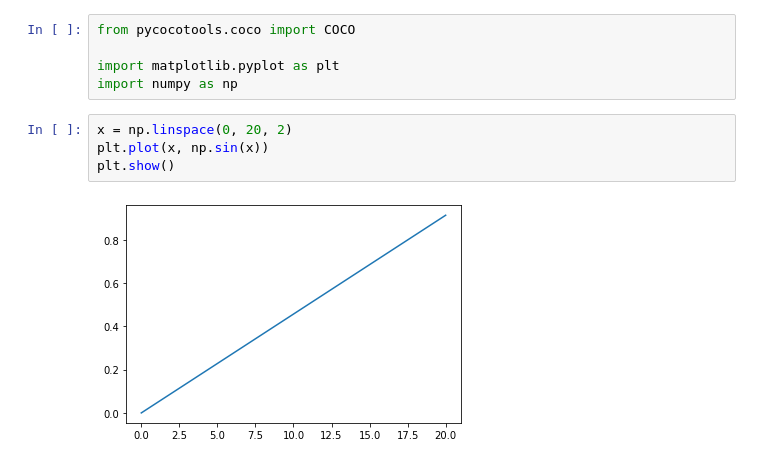
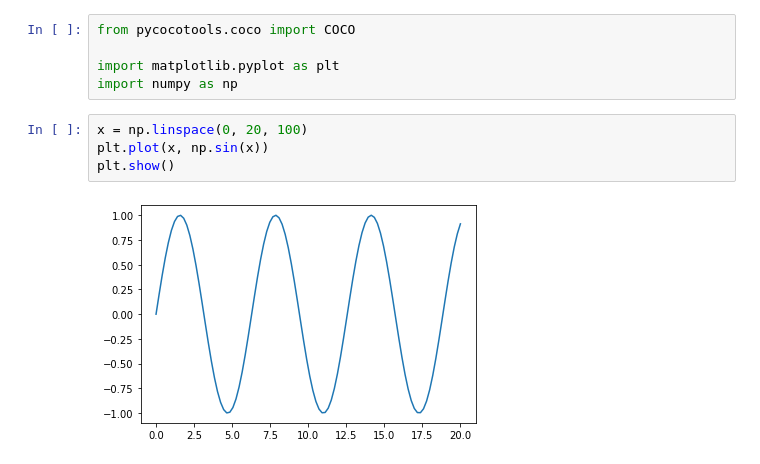
Before and after one commit to GuidoMintjes/TrafficDetection, a Jupyter notebook: TrafficDetection.ipynb, the cells around one changed output. Saved outputs shown, nothing was run; the diff lists cells and outputs as text.

```diff
--- a/TrafficDetection.ipynb
+++ b/TrafficDetection.ipynb
@@ -4,8 +21,8 @@ from pycocotools.coco import COCO
 import matplotlib.pyplot as plt
 import numpy as np
 # %%
-x = np.linspace(0, 20, 2)
+x = np.linspace(0, 20, 100)
 plt.plot(x, np.sin(x))
 plt.show()
 # %% [output]
-[figure, old version]
+[figure, new version]
```
Also changed, not shown: parts of 1 cell of this notebook.
